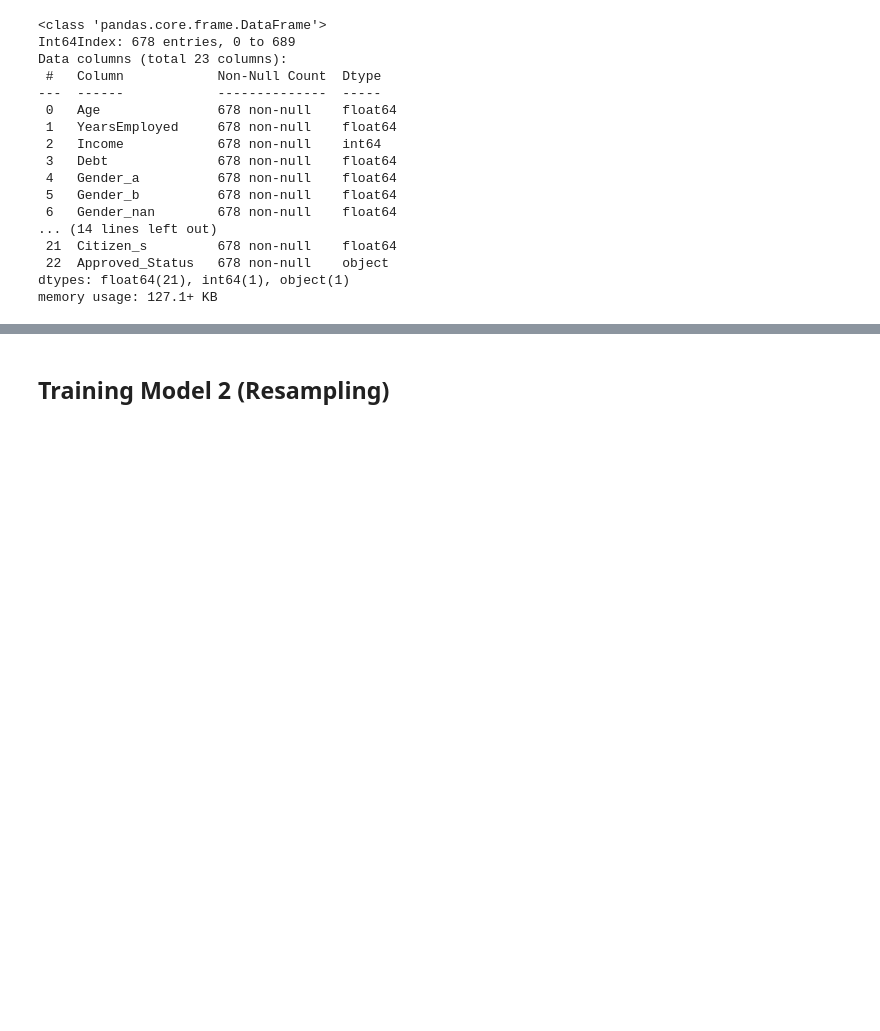
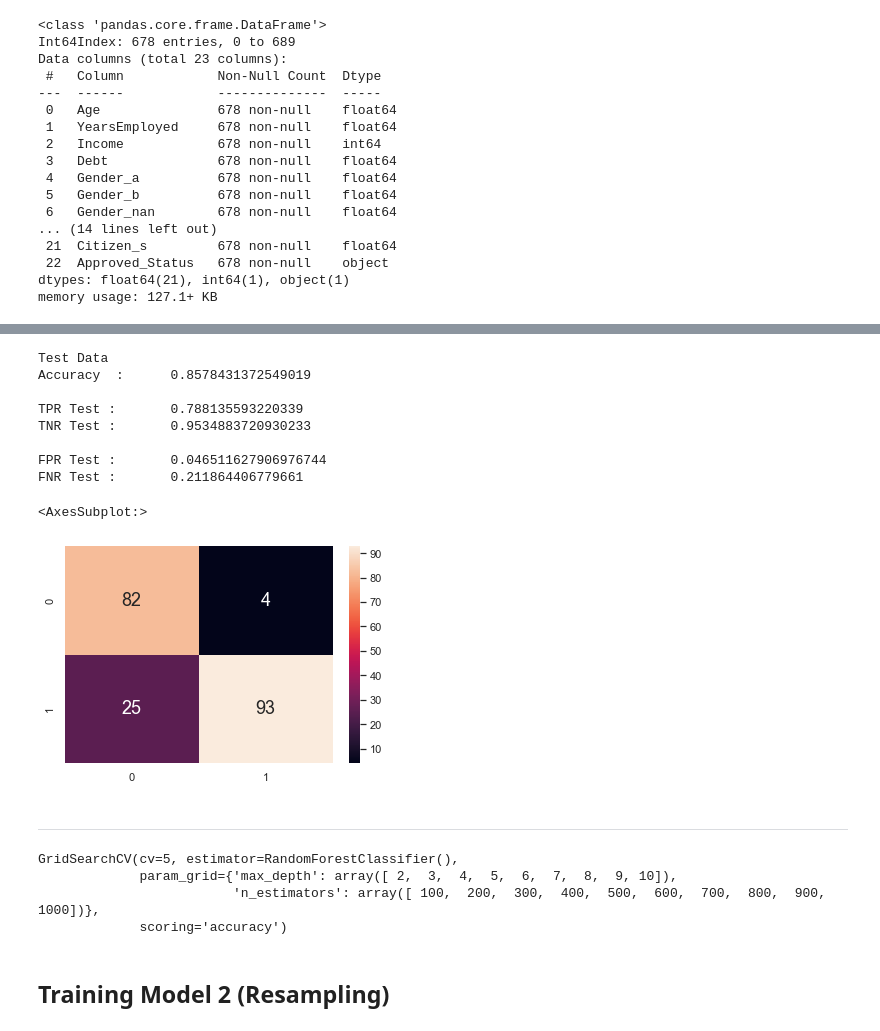
Before and after one commit to niyaojiayou/SC1015, a Jupyter notebook: SC1015 Mini Project.ipynb, the cells around one changed output, grey strips where cells are left out. Saved outputs shown, nothing was run; the diff lists cells and outputs as text; code cells hidden in the pictures; blank space fills up the shorter version.

```diff
--- a/SC1015 Mini Project.ipynb
+++ b/SC1015 Mini Project.ipynb
@@ -470,0 +540,38 @@ FNR Test :       0.23300970873786409
+# %%
+y_test_pred = rforest.predict(X_test)
+
+# Print the Classification Accuracy
+print("Test Data")
+print("Accuracy  :\t", rforest.score(X_test, y_test))
+print()
+
+# Print the Accuracy Measures from the Confusion Matrix
+cmTest = confusion_matrix(y_test, y_test_pred)
+tpTest = cmTest[1][1] # True Positives
+fpTest = cmTest[0][1] # False Positives
+tnTest = cmTest[0][0] # True Negatives
+fnTest = cmTest[1][0] # False Negatives
+
+print("TPR Test :\t", (tpTest/(tpTest + fnTest)))
+print("TNR Test :\t", (tnTest/(tnTest + fpTest)))
+print()
+
+print("FPR Test :\t", (fpTest/(fpTest + tnTest)))
+print("FNR Test :\t", (fnTest/(fnTest + tpTest)))
+
+# Plot the two-way Confusion Matrix
+sb.heatmap(confusion_matrix(y_test, y_test_pred),
+           annot = True, fmt=".0f", annot_kws={"size": 18})
+# %% [output]
+Test Data
+Accuracy  :      0.8578431372549019
+
+TPR Test :       0.788135593220339
+TNR Test :       0.9534883720930233
+
+FPR Test :       0.046511627906976744
+FNR Test :       0.211864406779661
+<AxesSubplot:>
+[figure, added]
+# %% [markdown]
+---
@@ -471,3 +587,24 @@ FNR Test :       0.23300970873786409
+# %%
+# Import GridSearch for hyperparameter tuning using Cross-Validation (CV)
+from sklearn.model_selection import GridSearchCV
+
+# Define the Hyper-parameter Grid to search on, in case of Random Forest
+param_grid = {'n_estimators': np.arange(100,1001,100),   # number of trees 100, 200, ..., 1000
+              'max_depth': np.arange(2, 11)}             # depth of trees 2, 3, 4, 5, ..., 10
+
+# Create the Hyper-parameter Grid
+hpGrid = GridSearchCV(RandomForestClassifier(),   # the model family
+                      param_grid,                 # the search grid
+                      cv = 5,                     # 5-fold cross-validation
+                      scoring = 'accuracy')       # score to evaluate
+
+# Train the models using Cross-Validation
+hpGrid.fit(X_train, y_train.Approved_Status.ravel())
+# %% [output]
+GridSearchCV(cv=5, estimator=RandomForestClassifier(),
+             param_grid={'max_depth': array([ 2,  3,  4,  5,  6,  7,  8,  9, 10]),
+                         'n_estimators': array([ 100,  200,  300,  400,  500,  600,  700,  800,  900, 1000])},
+             scoring='accuracy')
 # %% [markdown]
 ## Training Model 2 (Resampling)
 # %%
```
Also changed, not shown: parts of 36 cells of this notebook.
